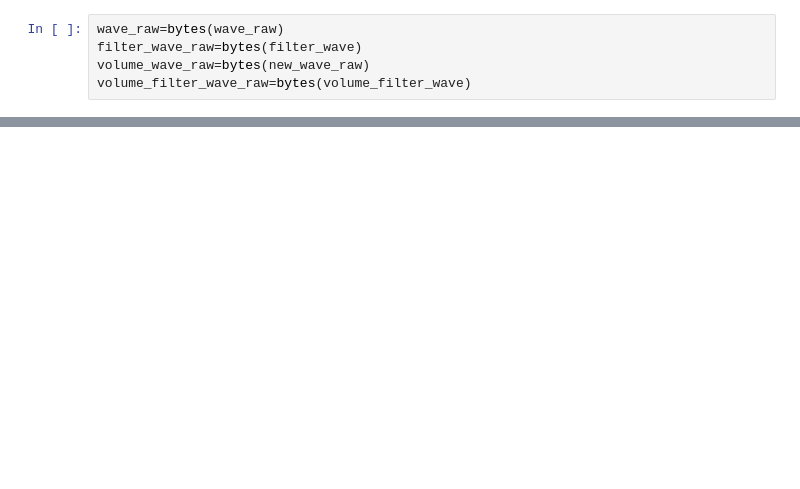
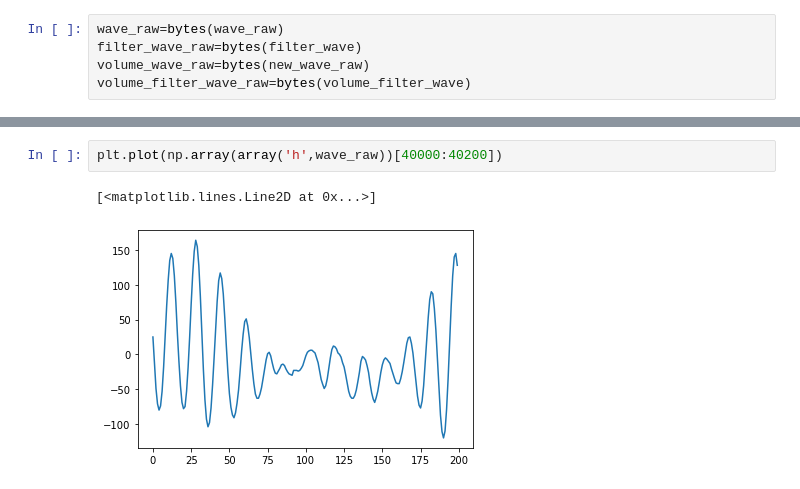
Before and after one commit to wst24365888/voice-presentation-control, a Jupyter notebook: audio_process.ipynb, the cells around one changed output, grey strips where cells are left out. Cells and saved outputs as stored; diff of their text form; blank space fills up the shorter version.

```diff
--- a/audio_process.ipynb
+++ b/audio_process.ipynb
@@ -217,0 +246,5 @@ plt.show()
+# %%
+plt.plot(np.array(array('h',wave_raw))[40000:40200])
+# %% [output]
+[<matplotlib.lines.Line2D at 0x...>]
+[figure, added]
```
Also changed, not shown: parts of 12 cells of this notebook, 3 other files.
